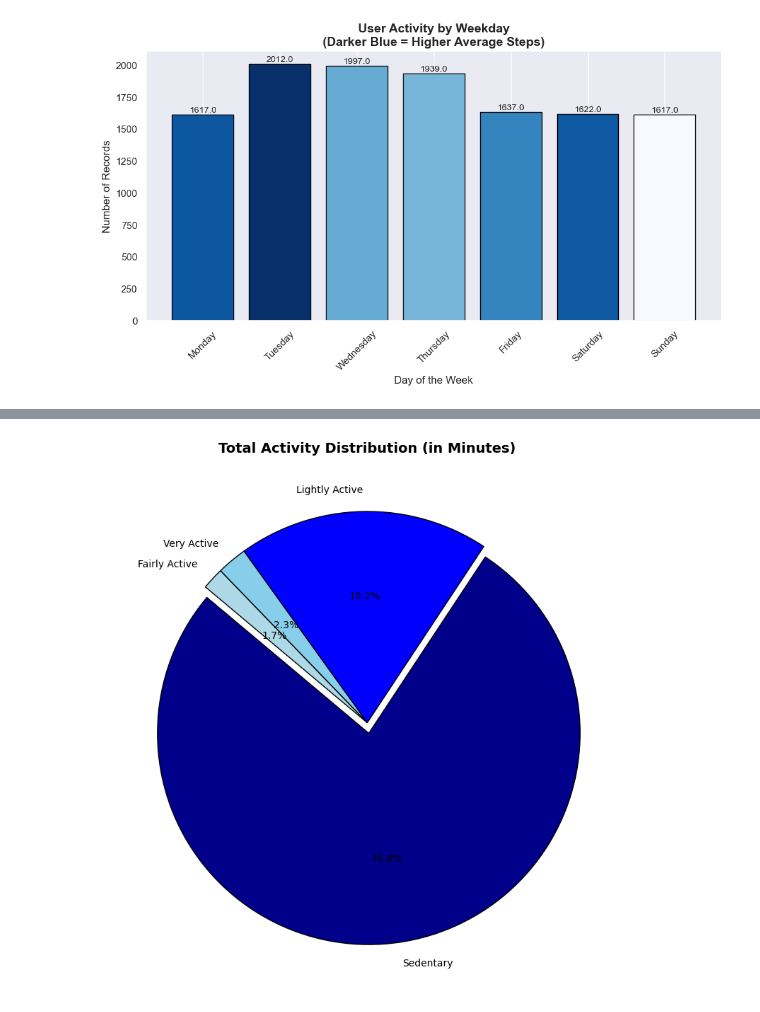
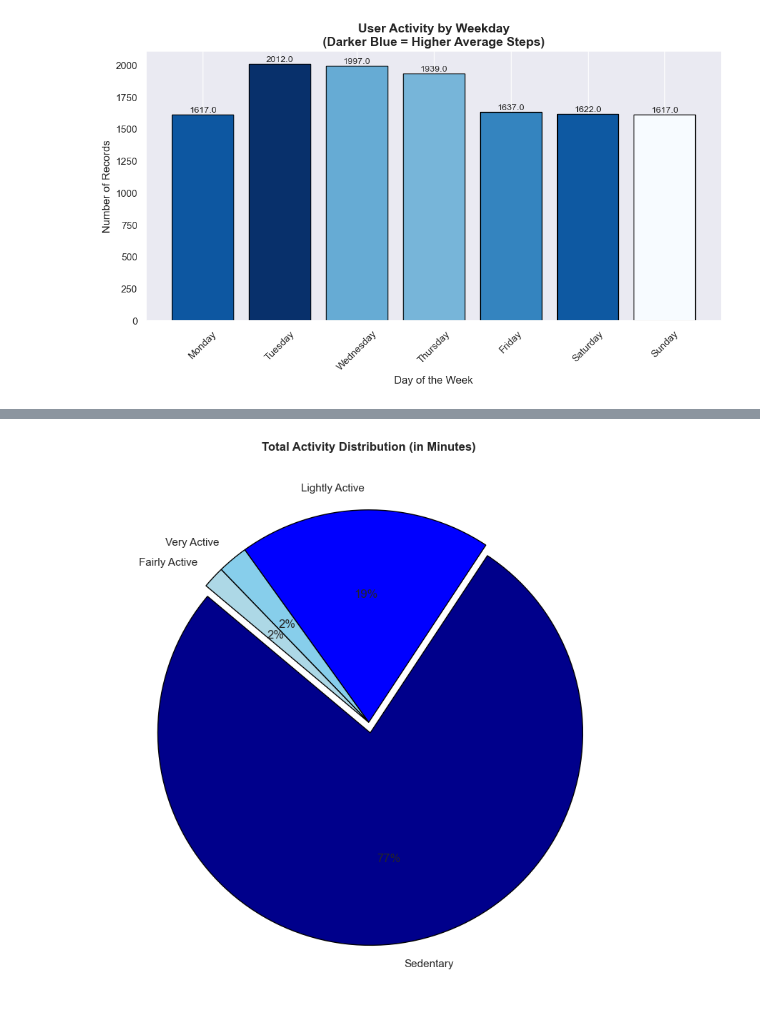
Before and after one commit to SheryllD/Project_SQL_Database, a Jupyter notebook: Data_Wrangling.ipynb, the cells around one changed output, grey strips where cells are left out. Saved outputs shown, nothing was run; the diff lists cells and outputs as text; code cells hidden in the pictures.

```diff
--- a/Data_Wrangling.ipynb
+++ b/Data_Wrangling.ipynb
@@ -375,3 +393,7 @@ df.head()
 #     lambda x: f"{pd.Timedelta(minutes=x).components.hours:02d}:{pd.Timedelta(minutes=x).components.minutes:02d}"
 # )
 # print(fitbit_df["total_time"])
+# %%
+# New column - combines active and very active distance
+df['Performance'] = df['very_active_distance'] + df['moderately_active_distance']
+df['Performance'] = df['Performance'].round(1)
@@ -607,34 +700,34 @@ activity_data = {
     "Fairly Active": fairly_active,
     "Very Active": very_active
 }
 
 # Sort from largest to smallest for better pie chart flow
 activity_data = dict(sorted(activity_data.items(), key=lambda item: item[1], reverse=True))
 
 # Extract values and labels
 slices = list(activity_data.values())
 labels = list(activity_data.keys())
 
 # Custom colours (can change if you prefer a different theme)
 colours = ["darkblue", "blue", "skyblue", "lightblue"]
-explode = [0.05 if i == 0 else 0 for i in range(len(slices))]  # Highlight the biggest slice
+explode = [0.05 if i == 0 else 0 for i in range(len(slices))]  # Highlighting biggest slice
 
 # Step 3: Plot
 plt.figure(figsize=(8, 8))
 plt.pie(
     slices,
     labels=labels,
     colors=colours,
     explode=explode,
-    autopct="%1.1f%%",
+    autopct="%1.0f%%",
     startangle=140,
     wedgeprops={"edgecolor": "black"}
 )
-plt.title("Total Activity Distribution (in Minutes)", fontsize=14, weight="bold")
+plt.title("Total Activity Distribution (in Minutes)", fontsize=12, weight="bold")
 plt.tight_layout()
 
 # Saving the plot as an image
 plt.savefig("Data_visuals/percentage_of_activity_minutes.png")
 plt.show()
 # %% [output]
-[figure, old version]
+[figure, new version]
```
Also changed, not shown: parts of 16 cells of this notebook, 9 other files.
